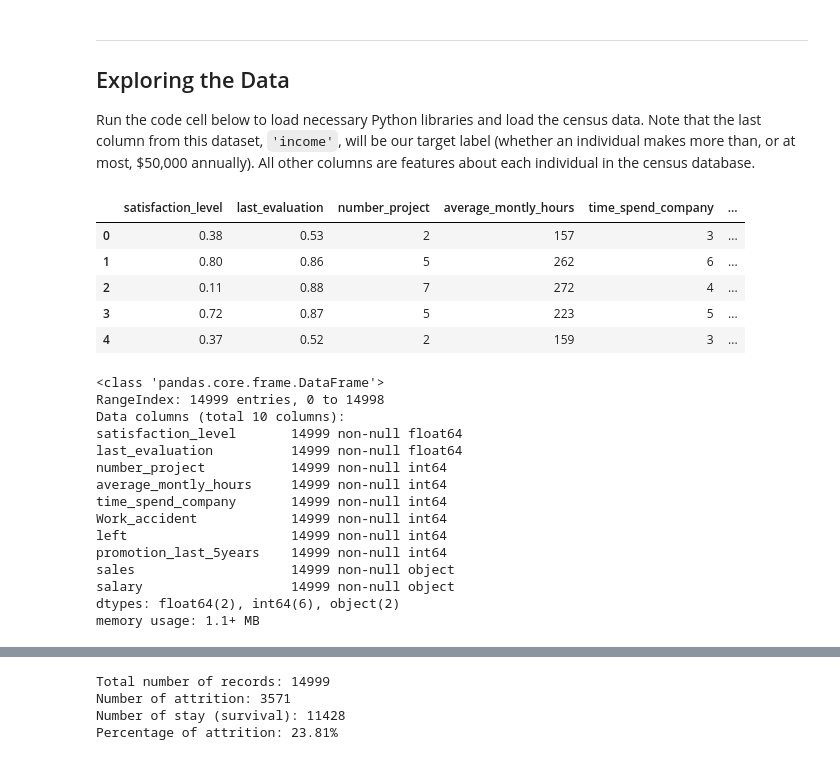
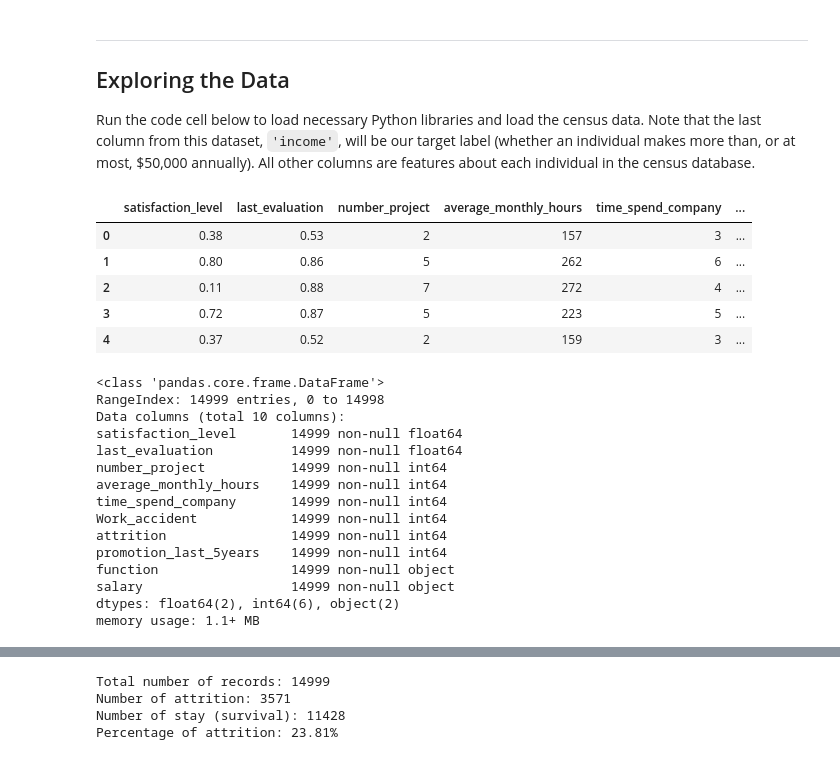
Before and after one commit to ivantpe/test_jupyter, a Jupyter notebook: my_capstone/my_capstone.ipynb, the cells around one changed output, grey strips where cells are left out. Drawn from its saved outputs; the diff is of its cells as text; code cells hidden in the pictures.

```diff
--- a/my_capstone/my_capstone.ipynb
+++ b/my_capstone/my_capstone.ipynb
@@ -51,24 +51,32 @@ Run the code cell below to load necessary Python libraries and load the census d
 # %%
 # Import libraries necessary for this project
 import numpy as np
 import pandas as pd
 from time import time
 from IPython.display import display # Allows the use of display() for DataFrames
+import seaborn as sns
+import matplotlib.pyplot as plt
+%matplotlib inline
 
 # Import supplementary visualization code visuals.py
 import visuals as vs
 
 # Pretty display for notebooks
 %matplotlib inline
 
 # Load the Census dataset
 data = pd.read_csv("HR_comma_sep.csv")
 
-# Success - Display the first record
+# Change column name of sales to function
+data = data.rename(columns = {'sales': 'function'})
+data = data.rename(columns = {'left': 'attrition'})
+data = data.rename(columns = {'average_montly_hours': 'average_monthly_hours'}) # correct typo
+
+# Display the some records
 display(data.head(n=5))
 data.info()
 # %% [output]
-|  | satisfaction_level | last_evaluation | number_project | average_montly_hours | time_spend_company | ... |
+|  | satisfaction_level | last_evaluation | number_project | average_monthly_hours | time_spend_company | ... |
 | 0 | 0.38 | 0.53 | 2 | 157 | 3 | ... |
 | 1 | 0.80 | 0.86 | 5 | 262 | 6 | ... |
 | 2 | 0.11 | 0.88 | 7 | 272 | 4 | ... |
@@ -80,12 +88,12 @@ Data columns (total 10 columns):
 satisfaction_level       14999 non-null float64
 last_evaluation          14999 non-null float64
 number_project           14999 non-null int64
-average_montly_hours     14999 non-null int64
+average_monthly_hours    14999 non-null int64
 time_spend_company       14999 non-null int64
 Work_accident            14999 non-null int64
-left                     14999 non-null int64
+attrition                14999 non-null int64
 promotion_last_5years    14999 non-null int64
-sales                    14999 non-null object
+function                 14999 non-null object
 salary                   14999 non-null object
 dtypes: float64(2), int64(6), object(2)
 memory usage: 1.1+ MB
```
Also changed, not shown: parts of 14 cells of this notebook, 4 other files.
